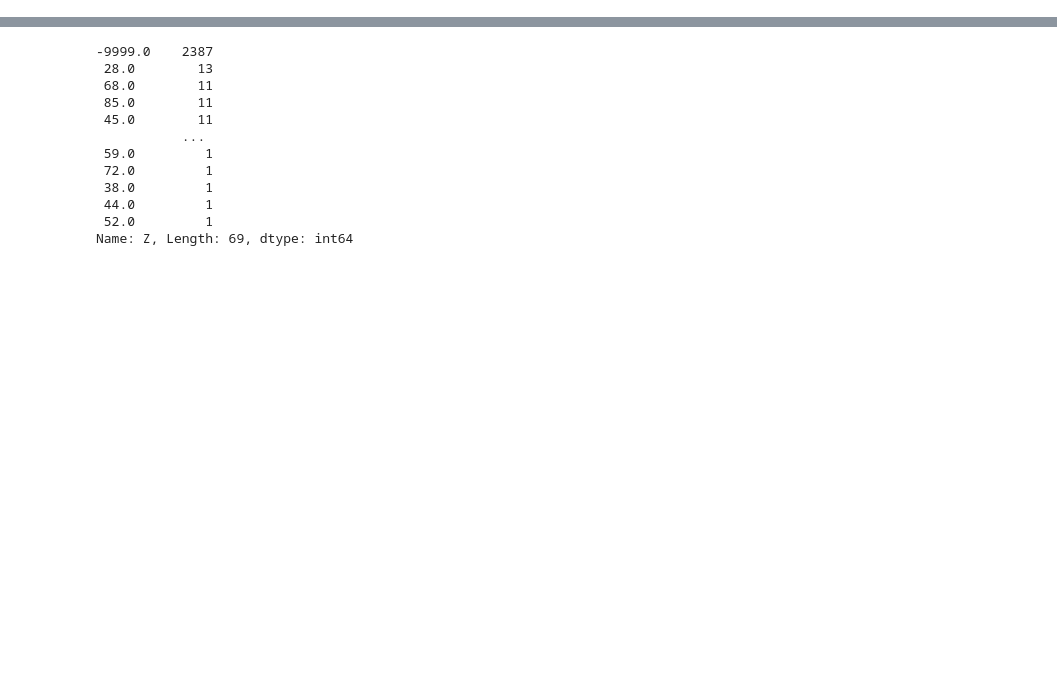
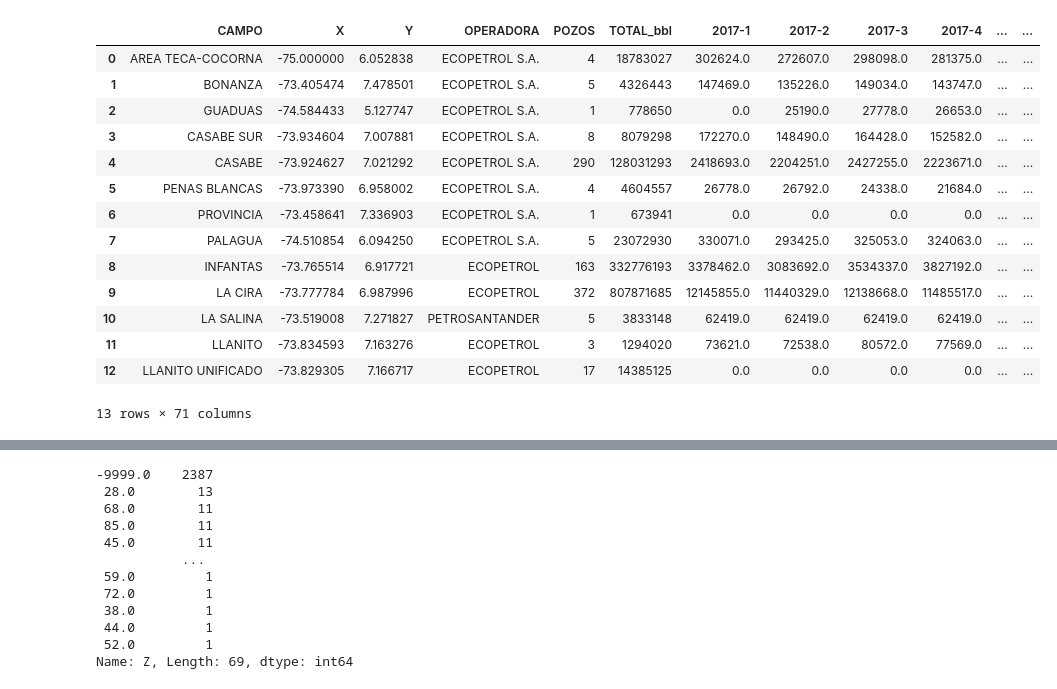
Before and after one commit to AdoringStarling/Modelo_3D_VMM, a Jupyter notebook: prueba.ipynb, the cells around one changed output, grey strips where cells are left out. Saved outputs shown, nothing was run; the diff lists cells and outputs as text; code cells hidden in the pictures; blank space fills up the shorter version.

Commit message:
Inyeccion

```diff
--- a/prueba.ipynb
+++ b/prueba.ipynb
@@ -2,3 +2,25 @@
 import pandas as pd
 import plotly.graph_objects as go
 import plotly.offline as go_offline
+# %%
+iny=pd.read_csv(r'datasets\INYECCION_geo.csv',delimiter=';',decimal=',')
+# %%
+iny=iny[:-1]
+# %%
+iny
+# %% [output]
+|  | CAMPO | X | Y | OPERADORA | POZOS | TOTAL_bbl | 2017-1 | 2017-2 | 2017-3 | 2017-4 | ... | ... |
+| 0 | AREA TECA-COCORNA | -75.000000 | 6.052838 | ECOPETROL S.A. | 4 | 18783027 | 302624.0 | 272607.0 | 298098.0 | 281375.0 | ... | ... |
+| 1 | BONANZA | -73.405474 | 7.478501 | ECOPETROL S.A. | 5 | 4326443 | 147469.0 | 135226.0 | 149034.0 | 143747.0 | ... | ... |
+| 2 | GUADUAS | -74.584433 | 5.127747 | ECOPETROL S.A. | 1 | 778650 | 0.0 | 25190.0 | 27778.0 | 26653.0 | ... | ... |
+| 3 | CASABE SUR | -73.934604 | 7.007881 | ECOPETROL S.A. | 8 | 8079298 | 172270.0 | 148490.0 | 164428.0 | 152582.0 | ... | ... |
+| 4 | CASABE | -73.924627 | 7.021292 | ECOPETROL S.A. | 290 | 128031293 | 2418693.0 | 2204251.0 | 2427255.0 | 2223671.0 | ... | ... |
+| 5 | PENAS BLANCAS | -73.973390 | 6.958002 | ECOPETROL S.A. | 4 | 4604557 | 26778.0 | 26792.0 | 24338.0 | 21684.0 | ... | ... |
+| 6 | PROVINCIA | -73.458641 | 7.336903 | ECOPETROL S.A. | 1 | 673941 | 0.0 | 0.0 | 0.0 | 0.0 | ... | ... |
+| 7 | PALAGUA | -74.510854 | 6.094250 | ECOPETROL S.A. | 5 | 23072930 | 330071.0 | 293425.0 | 325053.0 | 324063.0 | ... | ... |
+| 8 | INFANTAS | -73.765514 | 6.917721 | ECOPETROL | 163 | 332776193 | 3378462.0 | 3083692.0 | 3534337.0 | 3827192.0 | ... | ... |
+| 9 | LA CIRA | -73.777784 | 6.987996 | ECOPETROL | 372 | 807871685 | 12145855.0 | 11440329.0 | 12138668.0 | 11485517.0 | ... | ... |
+| 10 | LA SALINA | -73.519008 | 7.271827 | PETROSANTANDER | 5 | 3833148 | 62419.0 | 62419.0 | 62419.0 | 62419.0 | ... | ... |
+| 11 | LLANITO | -73.834593 | 7.163276 | ECOPETROL | 3 | 1294020 | 73621.0 | 72538.0 | 80572.0 | 77569.0 | ... | ... |
+| 12 | LLANITO UNIFICADO | -73.829305 | 7.166717 | ECOPETROL | 17 | 14385125 | 0.0 | 0.0 | 0.0 | 0.0 | ... | ... |
+13 rows × 71 columns
```
Also changed, not shown: parts of 6 cells of this notebook, 2 other files.
